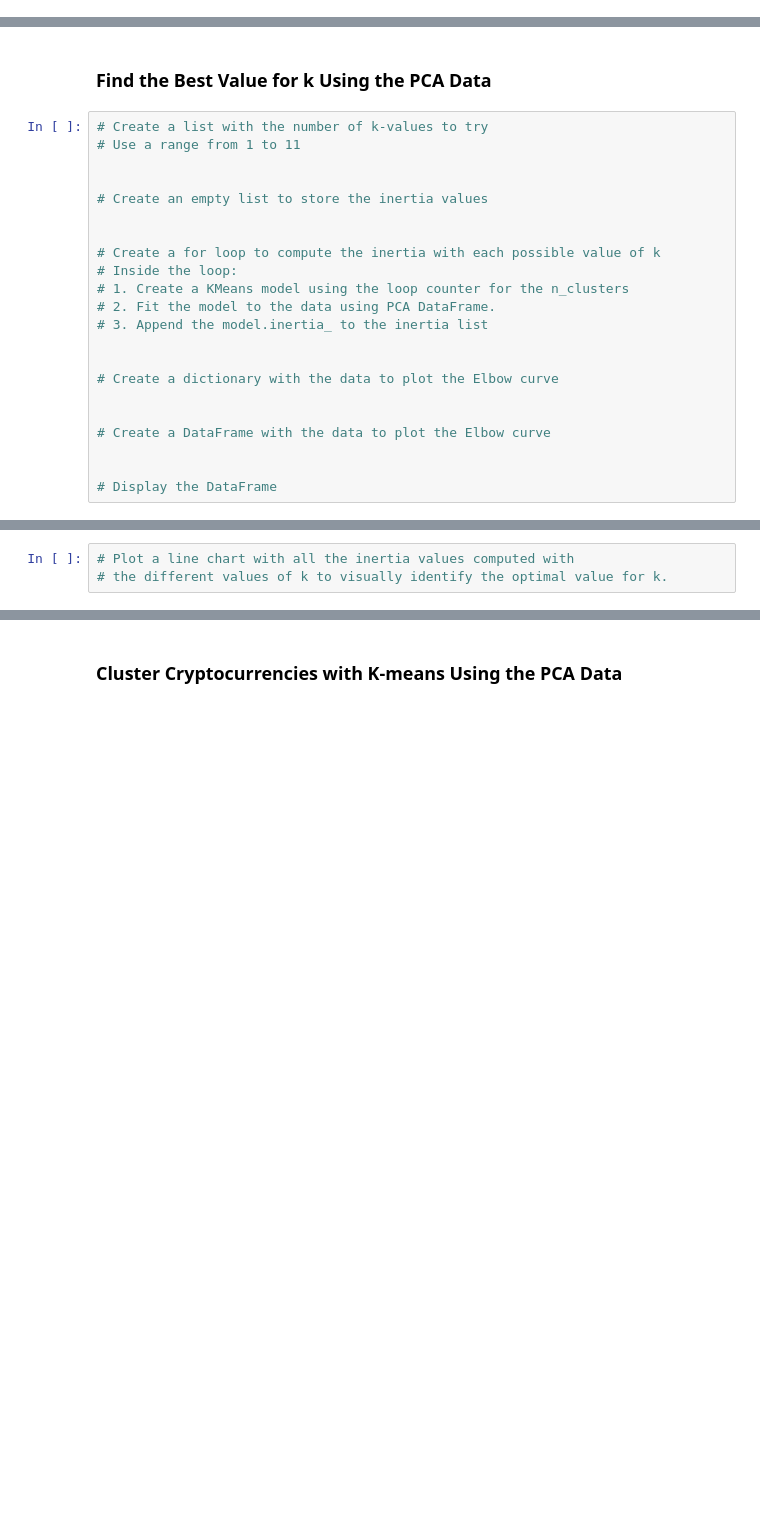
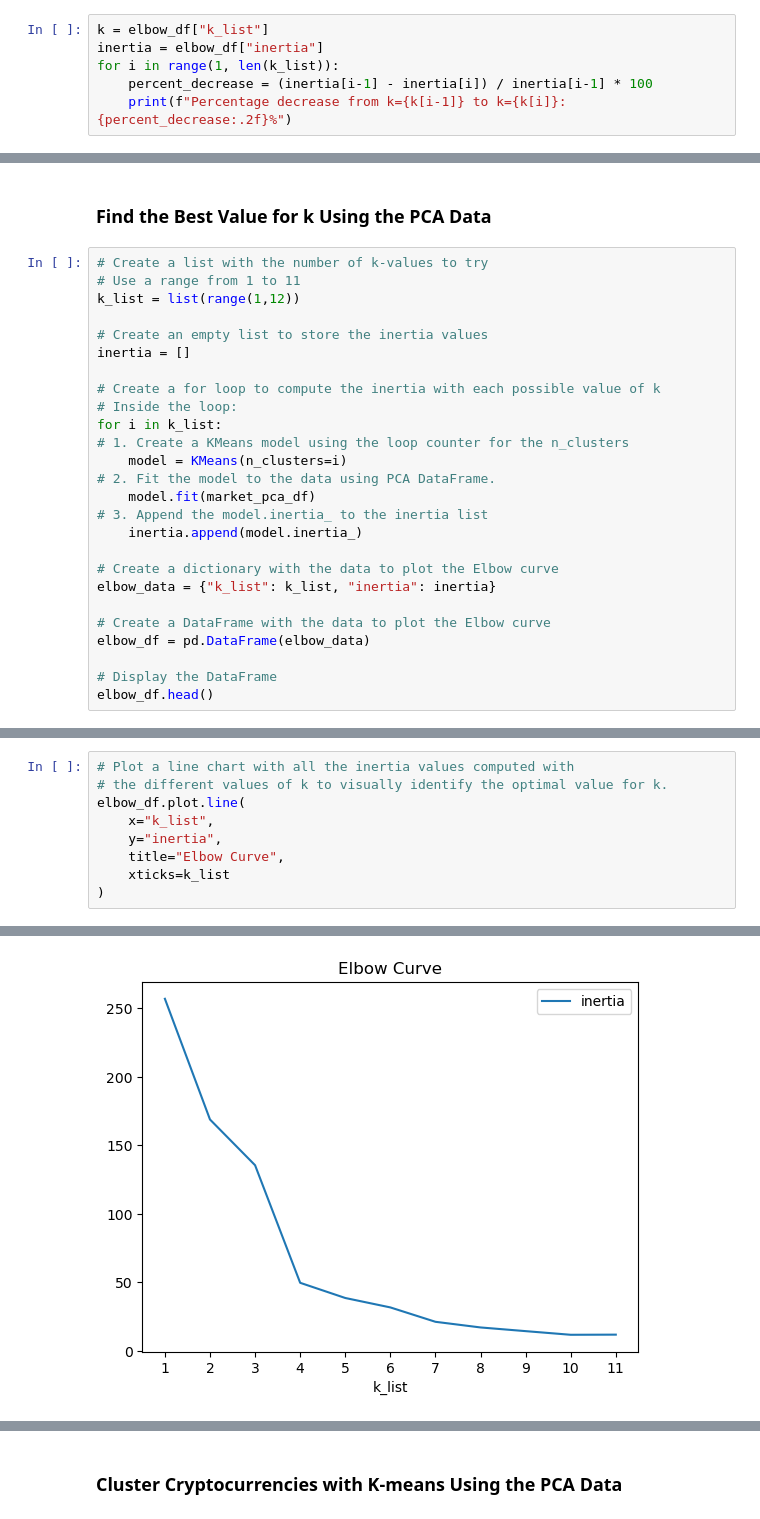
Before and after one commit to ncmoliver/CryptoClustering, a Jupyter notebook: Crypto_Clustering.ipynb, the cells around one changed output, grey strips where cells are left out. Drawn from its saved outputs; the diff is of its cells as text; blank space fills up the shorter version.

```diff
--- a/Crypto_Clustering.ipynb
+++ b/Crypto_Clustering.ipynb
@@ -116,0 +117,6 @@ elbow_df.plot.line(x="k_list",
+# %%
+k = elbow_df["k_list"]
+inertia = elbow_df["inertia"]
+for i in range(1, len(k_list)):
+    percent_decrease = (inertia[i-1] - inertia[i]) / inertia[i-1] * 100
+    print(f"Percentage decrease from k={k[i-1]} to k={k[i]}: {percent_decrease:.2f}%")
@@ -230,22 +247,26 @@ market_pca_df.head()
 # %%
 # Create a list with the number of k-values to try
 # Use a range from 1 to 11
-
+k_list = list(range(1,12))
 
 # Create an empty list to store the inertia values
-
+inertia = []
 
 # Create a for loop to compute the inertia with each possible value of k
 # Inside the loop:
+for i in k_list:
 # 1. Create a KMeans model using the loop counter for the n_clusters
+    model = KMeans(n_clusters=i)
 # 2. Fit the model to the data using PCA DataFrame.
+    model.fit(market_pca_df)
 # 3. Append the model.inertia_ to the inertia list
-
+    inertia.append(model.inertia_)
 
 # Create a dictionary with the data to plot the Elbow curve
-
+elbow_data = {"k_list": k_list, "inertia": inertia}
 
 # Create a DataFrame with the data to plot the Elbow curve
-
+elbow_df = pd.DataFrame(elbow_data)
 
 # Display the DataFrame
+elbow_df.head()
@@ -252,3 +280,10 @@ market_pca_df.head()
 # %%
 # Plot a line chart with all the inertia values computed with
 # the different values of k to visually identify the optimal value for k.
+elbow_df.plot.line(
+    x="k_list",
+    y="inertia",
+    title="Elbow Curve",
+    xticks=k_list
+)
+# %% [output]
@@ -254,0 +291 @@ market_pca_df.head()
+[figure, added]
```
Also changed, not shown: parts of 15 cells of this notebook.
